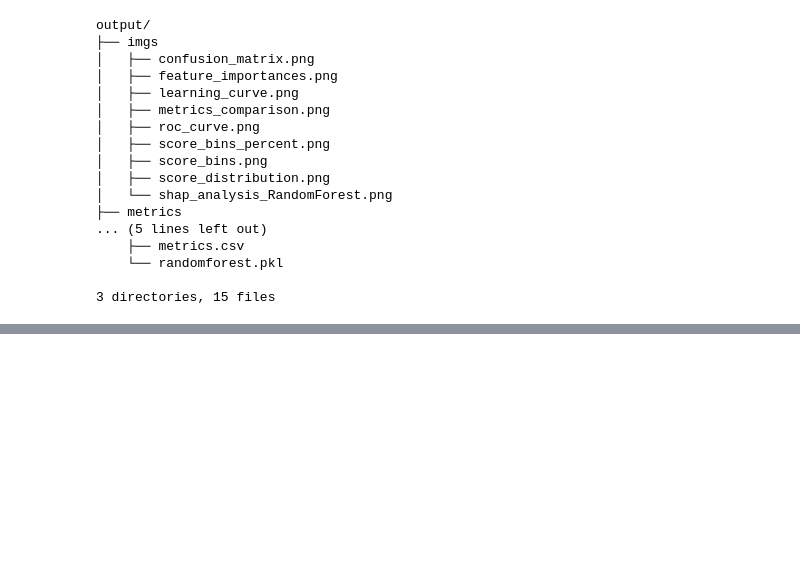
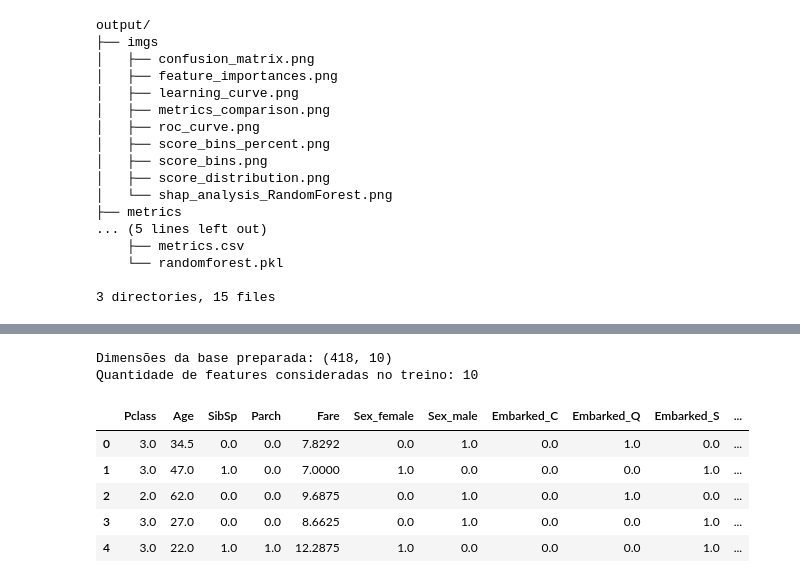
Before and after one commit to ThiagoPanini/pycomp, a Jupyter notebook: examples/titanic/Analisando Sobrevivência no Naufrágio do Titanic.ipynb, the cells around one changed output, grey strips where cells are left out. Drawn from its saved outputs; the diff is of its cells as text; code cells hidden in the pictures; blank space fills up the shorter version.

```diff
--- a/examples/titanic/Analisando Sobrevivência no Naufrágio do Titanic.ipynb
+++ b/examples/titanic/Analisando Sobrevivência no Naufrágio do Titanic.ipynb
@@ -905,0 +929,8 @@ output/
+# %%
+# Retornando modelo
+MODEL_NAME = 'RandomForest'
+model = full_trainer._get_estimator(model_name=MODEL_NAME)
+model_metrics = full_trainer._get_metrics(model_name=MODEL_NAME)
+
+print(f'Model: {model}')
+model_metrics
@@ -905,0 +981,26 @@ output/
+# %%
+# Aplicando pipeline
+test_prep = prep_pipeline.fit_transform(df_test_slct)
+print(f'Dimensões da base preparada: {test_prep.shape}')
+print(f'Quantidade de features consideradas no treino: {len(MODEL_FEATURES)}')
+
+# Realizando predições
+y_pred = model.predict(test_prep)
+y_scores = model.predict_proba(test_prep)[:, 1]
+
+# Criando novo dataset com predições
+df_test_pred = pd.DataFrame(test_prep, columns=MODEL_FEATURES)
+df_test_pred['y_pred'] = y_pred
+df_test_pred['y_scores'] = y_scores
+
+# Visualizando nova base
+df_test_pred.head()
+# %% [output]
+Dimensões da base preparada: (418, 10)
+Quantidade de features consideradas no treino: 10
+|  | Pclass | Age | SibSp | Parch | Fare | Sex_female | Sex_male | Embarked_C | Embarked_Q | Embarked_S | ... |
+| 0 | 3.0 | 34.5 | 0.0 | 0.0 | 7.8292 | 0.0 | 1.0 | 0.0 | 1.0 | 0.0 | ... |
+| 1 | 3.0 | 47.0 | 1.0 | 0.0 | 7.0000 | 1.0 | 0.0 | 0.0 | 0.0 | 1.0 | ... |
+| 2 | 2.0 | 62.0 | 0.0 | 0.0 | 9.6875 | 0.0 | 1.0 | 0.0 | 1.0 | 0.0 | ... |
+| 3 | 3.0 | 27.0 | 0.0 | 0.0 | 8.6625 | 0.0 | 1.0 | 0.0 | 0.0 | 1.0 | ... |
+| 4 | 3.0 | 22.0 | 1.0 | 1.0 | 12.2875 | 1.0 | 0.0 | 0.0 | 0.0 | 1.0 | ... |
```
Also changed, not shown: parts of 27 cells of this notebook, 4 other files.
